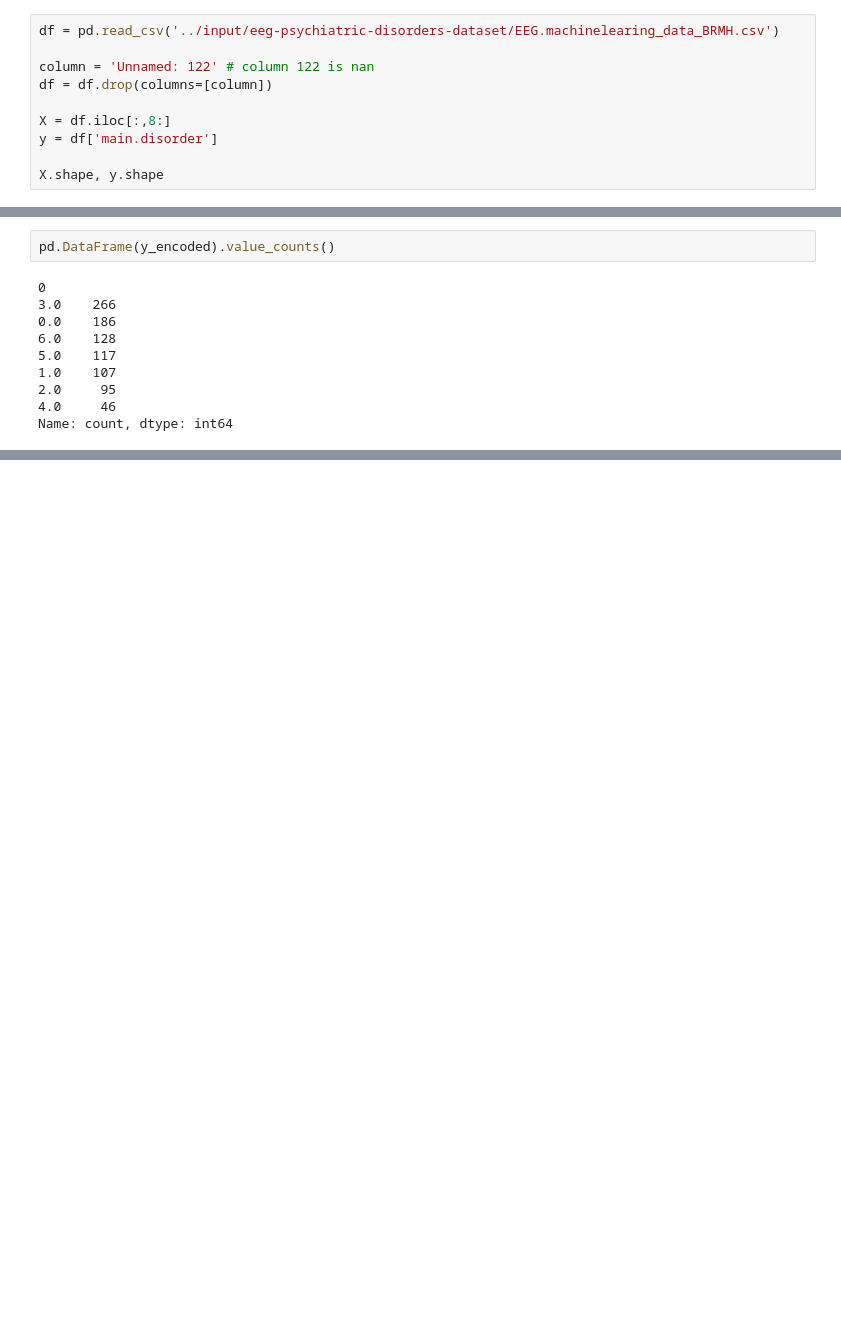
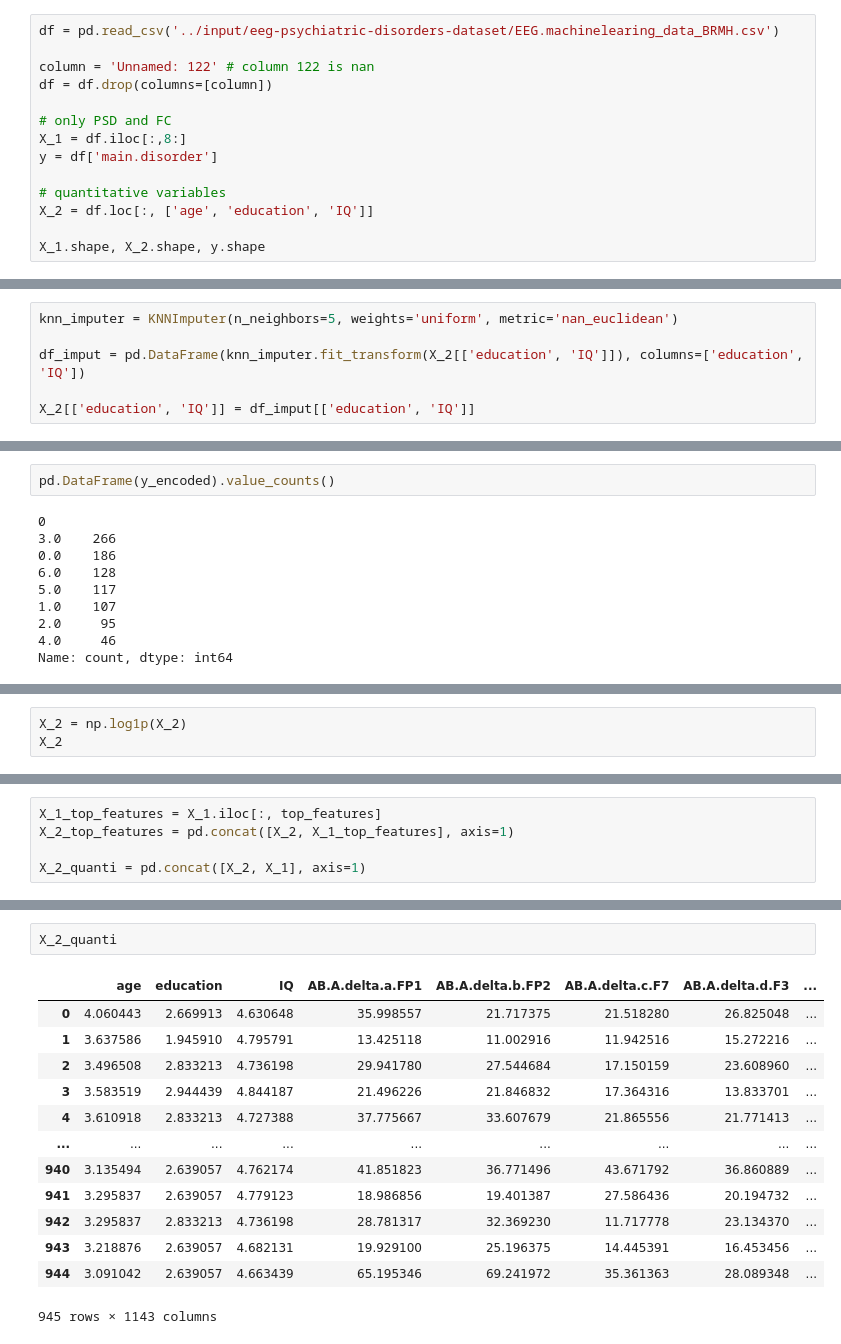
Before and after one commit to matt-balda/.tcc.eeg-signals-neuropsychiatric, a Jupyter notebook: neural-network-dl.ipynb, the cells around one changed output, grey strips where cells are left out. Saved outputs shown, nothing was run; the diff lists cells and outputs as text; blank space fills up the shorter version.

```diff
--- a/neural-network-dl.ipynb
+++ b/neural-network-dl.ipynb
@@ -56,8 +66,12 @@ df = pd.read_csv('../input/eeg-psychiatric-disorders-dataset/EEG.machinelearing_
 column = 'Unnamed: 122' # column 122 is nan
 df = df.drop(columns=[column])
 
-X = df.iloc[:,8:]
+# only PSD and FC
+X_1 = df.iloc[:,8:]
 y = df['main.disorder']
 
-X.shape, y.shape
+# quantitative variables
+X_2 = df.loc[:, ['age', 'education', 'IQ']]
+
+X_1.shape, X_2.shape, y.shape
 # %% [output]
@@ -80,0 +105,6 @@ X
+# %%
+knn_imputer = KNNImputer(n_neighbors=5, weights='uniform', metric='nan_euclidean')
+
+df_imput = pd.DataFrame(knn_imputer.fit_transform(X_2[['education', 'IQ']]), columns=['education', 'IQ'])
+
+X_2[['education', 'IQ']] = df_imput[['education', 'IQ']]
@@ -418,0 +161,3 @@ Early stopping at epoch 29.
+# %%
+X_2 = np.log1p(X_2)
+X_2
@@ -418,0 +224,5 @@ Early stopping at epoch 29.
+# %%
+X_1_top_features = X_1.iloc[:, top_features]
+X_2_top_features = pd.concat([X_2, X_1_top_features], axis=1)
+
+X_2_quanti = pd.concat([X_2, X_1], axis=1)
@@ -418,0 +245,16 @@ Early stopping at epoch 29.
+# %%
+X_2_quanti
+# %% [output]
+|  | age | education | IQ | AB.A.delta.a.FP1 | AB.A.delta.b.FP2 | AB.A.delta.c.F7 | AB.A.delta.d.F3 | ... |
+| 0 | 4.060443 | 2.669913 | 4.630648 | 35.998557 | 21.717375 | 21.518280 | 26.825048 | ... |
+| 1 | 3.637586 | 1.945910 | 4.795791 | 13.425118 | 11.002916 | 11.942516 | 15.272216 | ... |
+| 2 | 3.496508 | 2.833213 | 4.736198 | 29.941780 | 27.544684 | 17.150159 | 23.608960 | ... |
+| 3 | 3.583519 | 2.944439 | 4.844187 | 21.496226 | 21.846832 | 17.364316 | 13.833701 | ... |
+| 4 | 3.610918 | 2.833213 | 4.727388 | 37.775667 | 33.607679 | 21.865556 | 21.771413 | ... |
+| ... | ... | ... | ... | ... | ... | ... | ... | ... |
+| 940 | 3.135494 | 2.639057 | 4.762174 | 41.851823 | 36.771496 | 43.671792 | 36.860889 | ... |
+| 941 | 3.295837 | 2.639057 | 4.779123 | 18.986856 | 19.401387 | 27.586436 | 20.194732 | ... |
+| 942 | 3.295837 | 2.833213 | 4.736198 | 28.781317 | 32.369230 | 11.717778 | 23.134370 | ... |
+| 943 | 3.218876 | 2.639057 | 4.682131 | 19.929100 | 25.196375 | 14.445391 | 16.453456 | ... |
+| 944 | 3.091042 | 2.639057 | 4.663439 | 65.195346 | 69.241972 | 35.361363 | 28.089348 | ... |
+945 rows × 1143 columns
```
Also changed, not shown: parts of 82 cells of this notebook.
